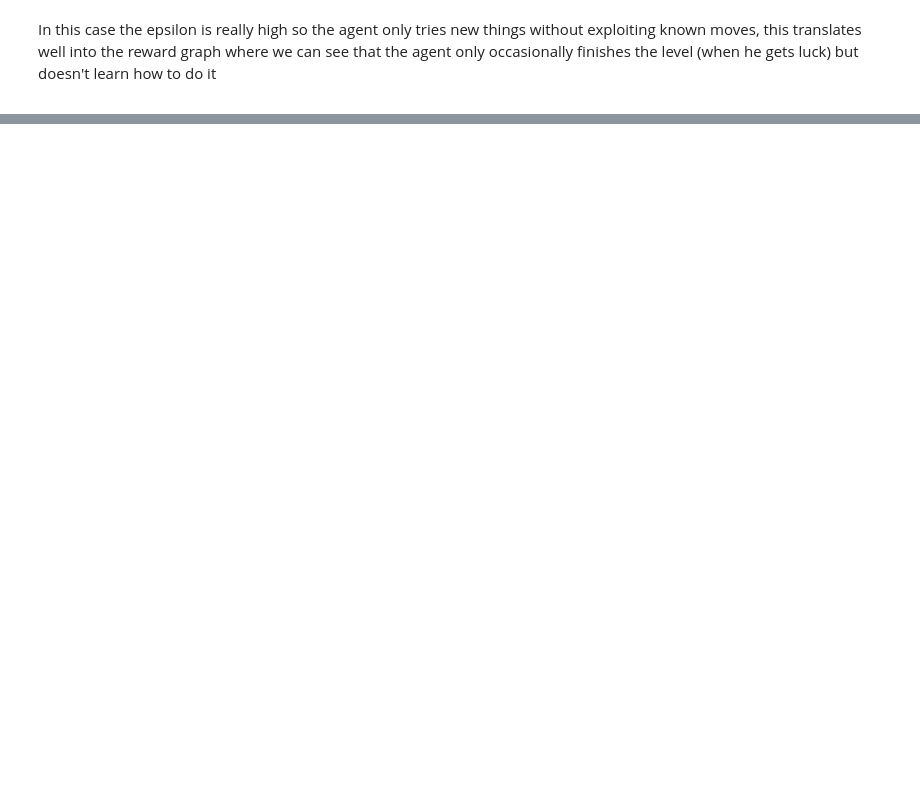
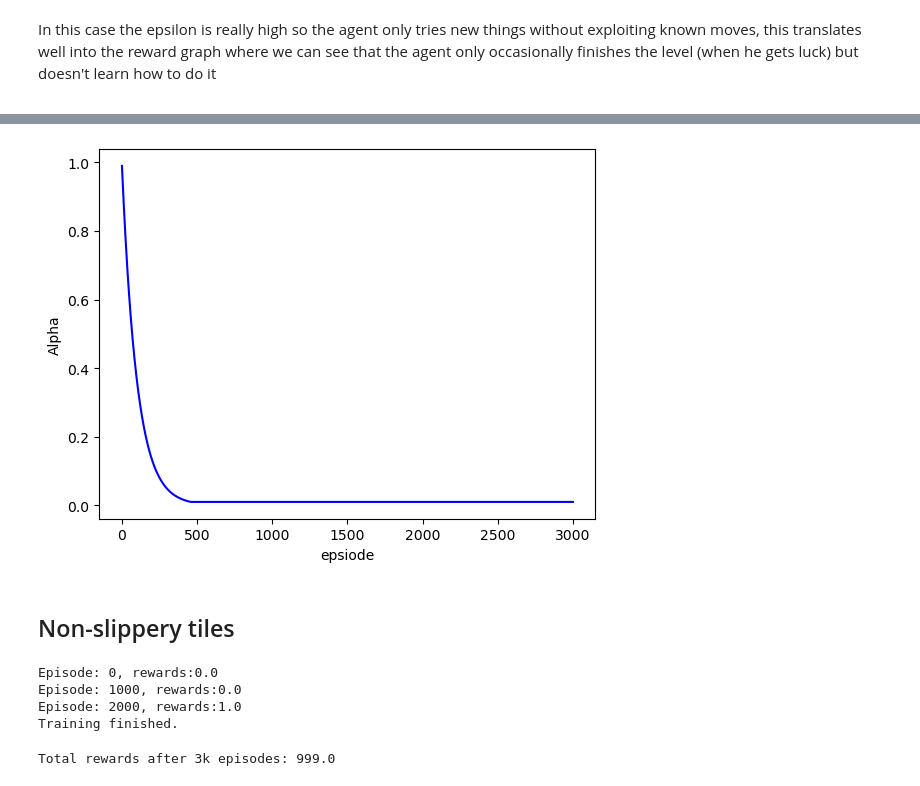
Before and after one commit to 4rn3/KTA_q_learning, a Jupyter notebook: q_learning_gymnasium.ipynb, the cells around one changed output, grey strips where cells are left out. Saved outputs shown, nothing was run; the diff lists cells and outputs as text; code cells hidden in the pictures; blank space fills up the shorter version.

```diff
--- a/q_learning_gymnasium.ipynb
+++ b/q_learning_gymnasium.ipynb
@@ -427,0 +602,8 @@ sns.heatmap(GAME_GRID, cmap="crest")
+# %%
+def create_alpha_schedule(num_episodes, alpha_start=1.0, alpha_decay=0.99, alpha_min=0.01):
+    x = np.arange(num_episodes)+1
+    y = np.full(num_episodes, alpha_start)
+    y = np.maximum((alpha_decay**x)*alpha_start, alpha_min)
+    return y
+# %%
+alpha_schedule = create_alpha_schedule(iterations)
@@ -427,0 +614,5 @@ sns.heatmap(GAME_GRID, cmap="crest")
+# %%
+#train with high alpha
+alpha = alpha_schedule
+high_alpha_q_table = init_q_table()
+high_alpha_q_table, epochs_total, rewards_total = train_epsilon_decay(high_alpha_q_table, gamma, alpha, epsilon, iterations, "high_alpha")
@@ -427,0 +632,9 @@ sns.heatmap(GAME_GRID, cmap="crest")
+# %%
+    plt.plot(alpha,'b')
+    plt.ylabel('Alpha')
+    plt.xlabel('epsiode')
+    plt.show()
+# %% [output]
+[figure, added]
+# %% [markdown]
+## Non-slippery tiles
@@ -427,0 +652,13 @@ sns.heatmap(GAME_GRID, cmap="crest")
+# %%
+#train
+default_val_table = init_q_table()
+default_val_table, epochs_total, rewards_total = train(default_val_table, gamma, alpha, epsilon, iterations, "default params non-slippery", False)
+# %% [output]
+Episode: 0, rewards:0.0
+Episode: 1000, rewards:0.0
+Episode: 2000, rewards:1.0
+Training finished.
+# %%
+print(f"Total rewards after 3k episodes: {sum(rewards_total)}")
+# %% [output]
+Total rewards after 3k episodes: 999.0
```
Also changed, not shown: parts of 113 cells of this notebook.
